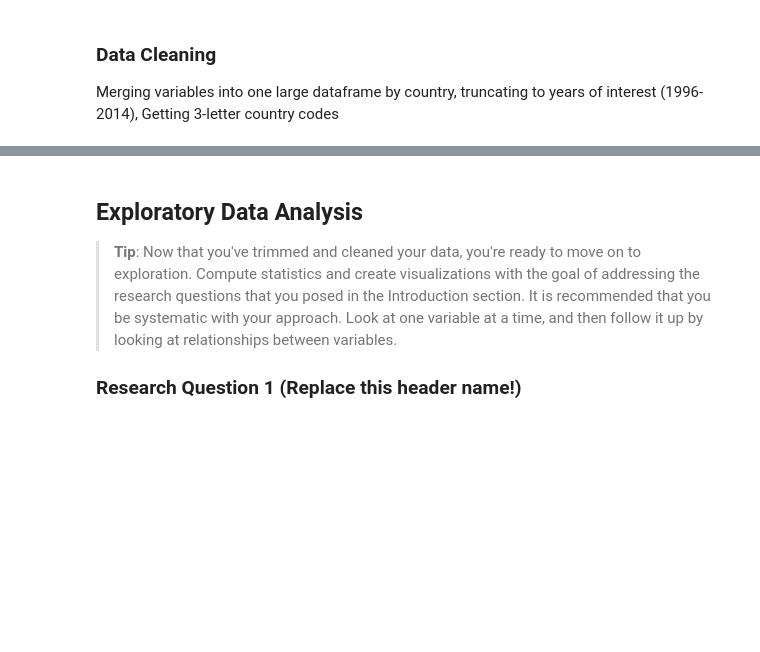
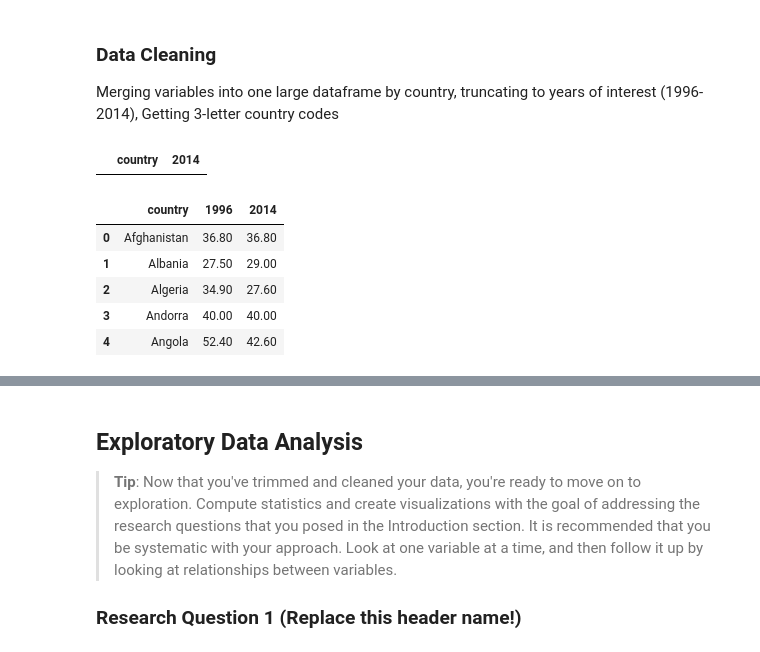
Before and after one commit to DonnaVakalis/Livability, a Jupyter notebook: Gapminder1.ipynb, the cells around one changed output, grey strips where cells are left out. Drawn from its saved outputs; the diff is of its cells as text; code cells hidden in the pictures; blank space fills up the shorter version.

Commit message:
Data cleaning part 1

```diff
--- a/Gapminder1.ipynb
+++ b/Gapminder1.ipynb
@@ -125,5 +206,28 @@ comments about df_phon
 ### Data Cleaning
 
 Merging variables into one large dataframe by country, truncating to years of interest (1996-2014), Getting 3-letter country codes
+# %%
+# Select a year of interest within all dataframes
+data_frames = [df_gini, df_incm, df_crbn, df_phon]
+cols_to_keep = ["country","2014"]
+df_ = pd.DataFrame(columns=cols_to_keep)
+
+for df in data_frames:
+    df = df[cols_to_keep]
+    df_.merge(df, on=['country'], how='outer')
+# %%
+df_
+# %% [output]
+|  | country | 2014 |
+# %%
+df_gini_copy = df_gini[cols_to_keep]
+df_gini_copy.head()
+# %% [output]
+|  | country | 1996 | 2014 |
+| 0 | Afghanistan | 36.80 | 36.80 |
+| 1 | Albania | 27.50 | 29.00 |
+| 2 | Algeria | 34.90 | 27.60 |
+| 3 | Andorra | 40.00 | 40.00 |
+| 4 | Angola | 52.40 | 42.60 |
 # %%
 # Truncate and Merge dataframes by country
```
Also changed, not shown: parts of 11 cells of this notebook.
